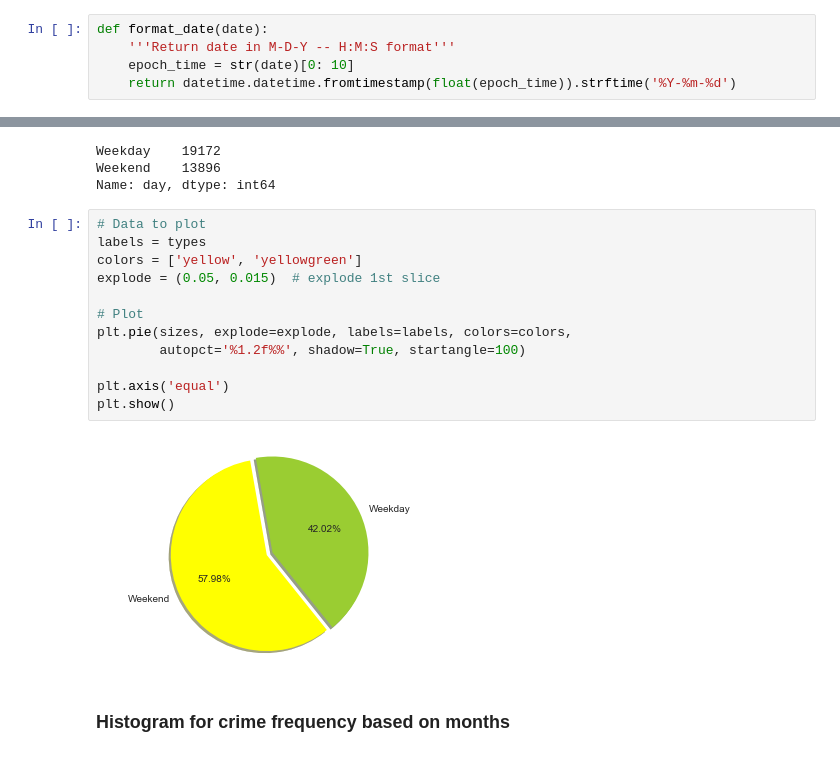
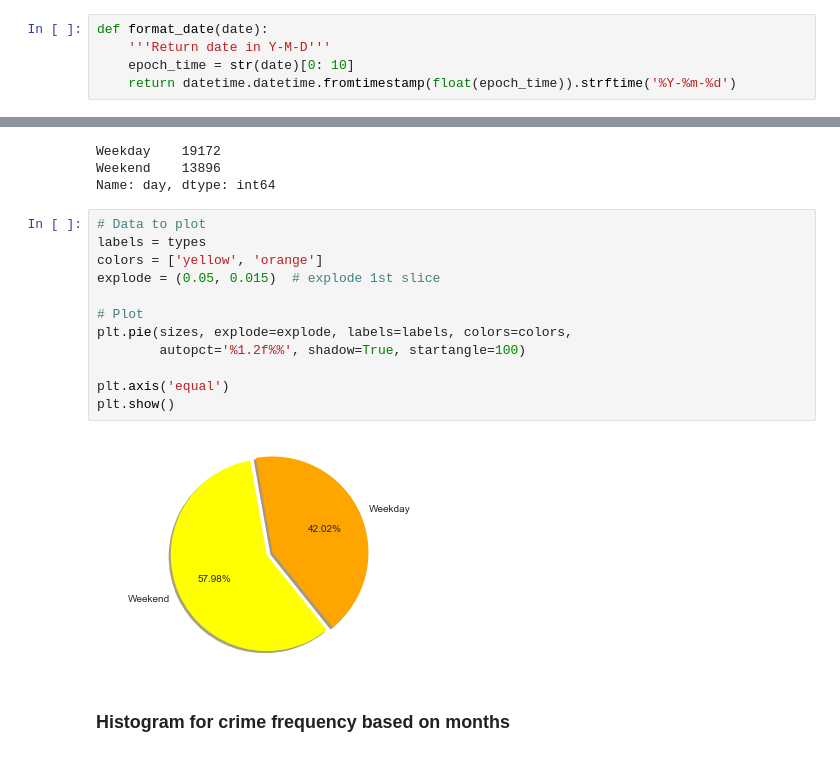
Before and after one commit to esridc/Hub-Tutorials, a Jupyter notebook: tutorial1_hub-pythonAPI/DC_Crime2017.ipynb, the cells around one changed output, grey strips where cells are left out. Drawn from its saved outputs; the diff is of its cells as text.

```diff
--- a/tutorial1_hub-pythonAPI/DC_Crime2017.ipynb
+++ b/tutorial1_hub-pythonAPI/DC_Crime2017.ipynb
@@ -107,7 +107,7 @@ import datetime
 import pandas as pd
 # %%
 def format_date(date):
-    '''Return date in M-D-Y -- H:M:S format'''
+    '''Return date in Y-M-D'''
     epoch_time = str(date)[0: 10]
     return datetime.datetime.fromtimestamp(float(epoch_time)).strftime('%Y-%m-%d')
 # %%
@@ -158,17 +158,17 @@ Name: day, dtype: int64
 # %%
 # Data to plot
 labels = types
-colors = ['yellow', 'yellowgreen']
+colors = ['yellow', 'orange']
 explode = (0.05, 0.015)  # explode 1st slice
 
 # Plot
 plt.pie(sizes, explode=explode, labels=labels, colors=colors,
         autopct='%1.2f%%', shadow=True, startangle=100)
 
 plt.axis('equal')
 plt.show()
 # %% [output]
-[figure, old version]
+[figure, new version]
 # %% [markdown]
 ### Histogram for crime frequency based on months
 # %%
```
Also changed, not shown: parts of 1 cell of this notebook, 1 other file.
